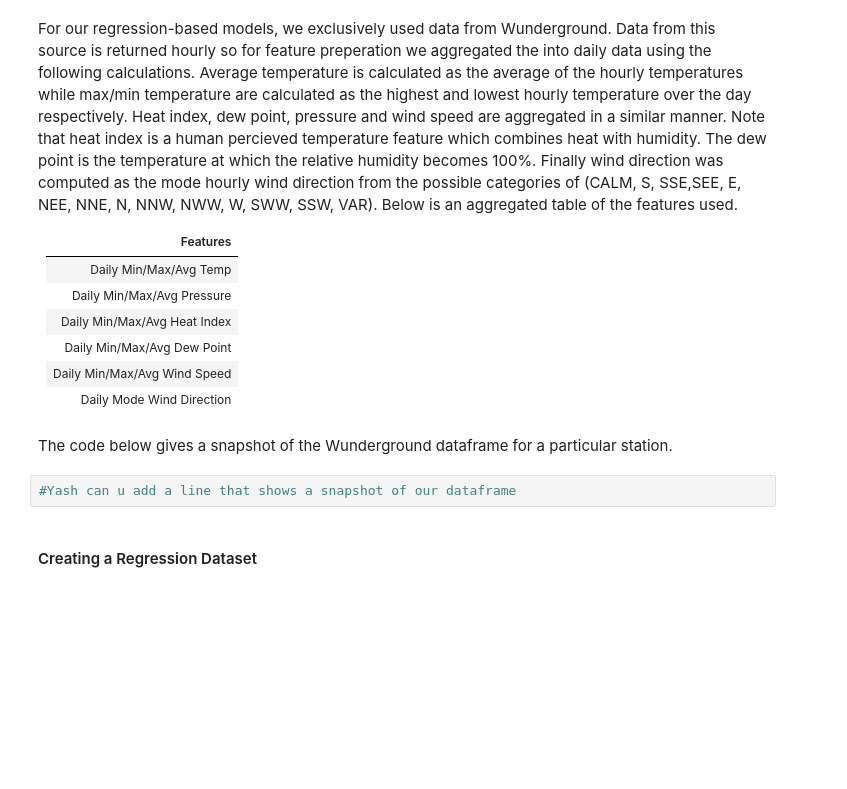
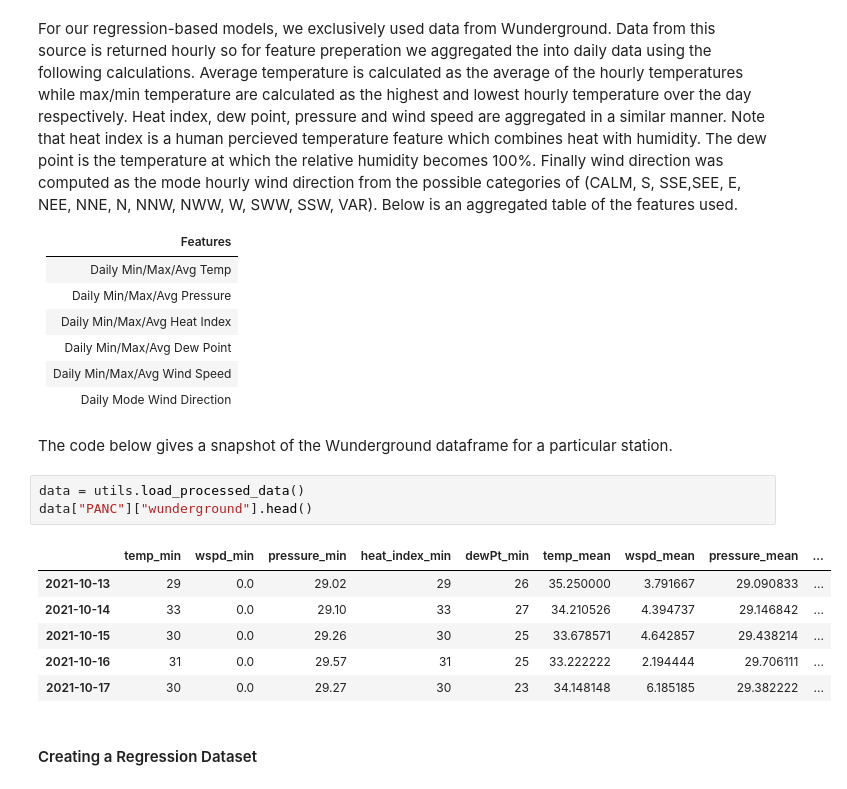
Before and after one commit to yashpatel5400/stats604-project4, a Jupyter notebook: notebooks/report.ipynb, the cells around one changed output. Cells and saved outputs as stored; diff of their text form; blank space fills up the shorter version.

```diff
--- a/notebooks/report.ipynb
+++ b/notebooks/report.ipynb
@@ -680,8 +690,16 @@ For our regression-based models, we exclusively used data from Wunderground.  Da
 | Daily Mode Wind Direction    |
 # %% [markdown]
 The code below gives a snapshot of the Wunderground dataframe for a particular station.
-# %%
-#Yash can u add a line that shows a snapshot of our dataframe
+# %%
+data = utils.load_processed_data()
+data["PANC"]["wunderground"].head()
+# %% [output]
+|  | temp_min | wspd_min | pressure_min | heat_index_min | dewPt_min | temp_mean | wspd_mean | pressure_mean | ... |
+| 2021-10-13 | 29 | 0.0 | 29.02 | 29 | 26 | 35.250000 | 3.791667 | 29.090833 | ... |
+| 2021-10-14 | 33 | 0.0 | 29.10 | 33 | 27 | 34.210526 | 4.394737 | 29.146842 | ... |
+| 2021-10-15 | 30 | 0.0 | 29.26 | 30 | 25 | 33.678571 | 4.642857 | 29.438214 | ... |
+| 2021-10-16 | 31 | 0.0 | 29.57 | 31 | 25 | 33.222222 | 2.194444 | 29.706111 | ... |
+| 2021-10-17 | 30 | 0.0 | 29.27 | 30 | 23 | 34.148148 | 6.185185 | 29.382222 | ... |
 # %% [markdown]
 #### Creating a Regression Dataset
 # %% [markdown]
```
Also changed, not shown: parts of 8 cells of this notebook.
